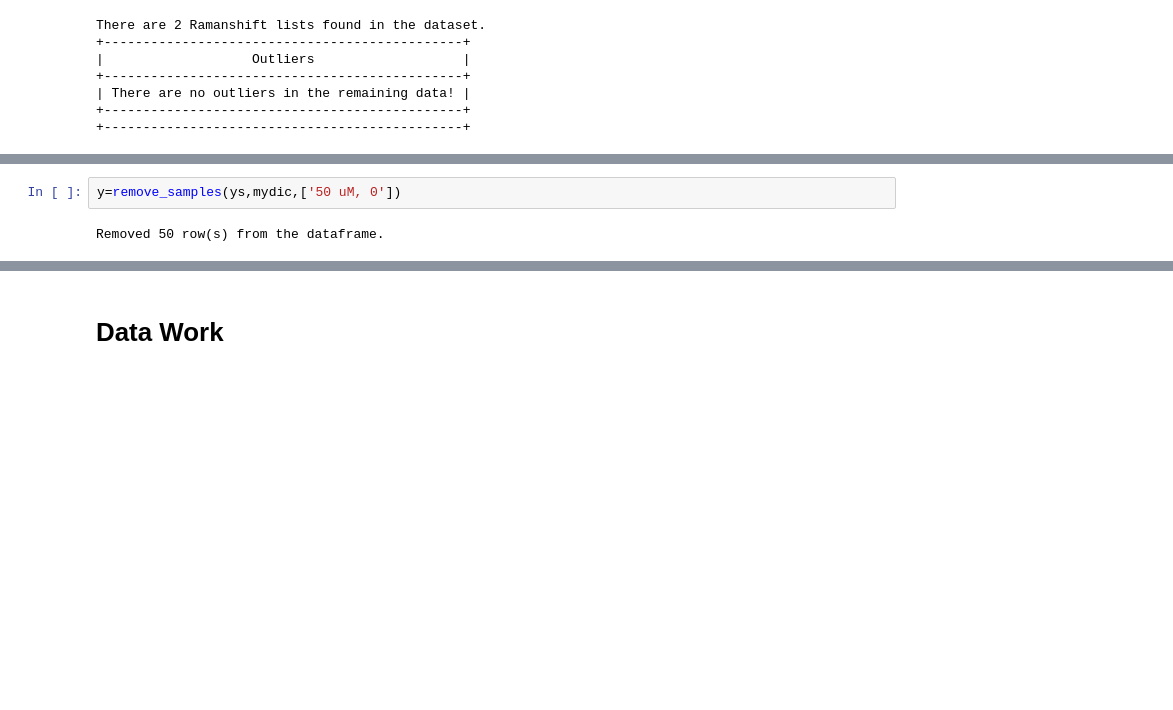
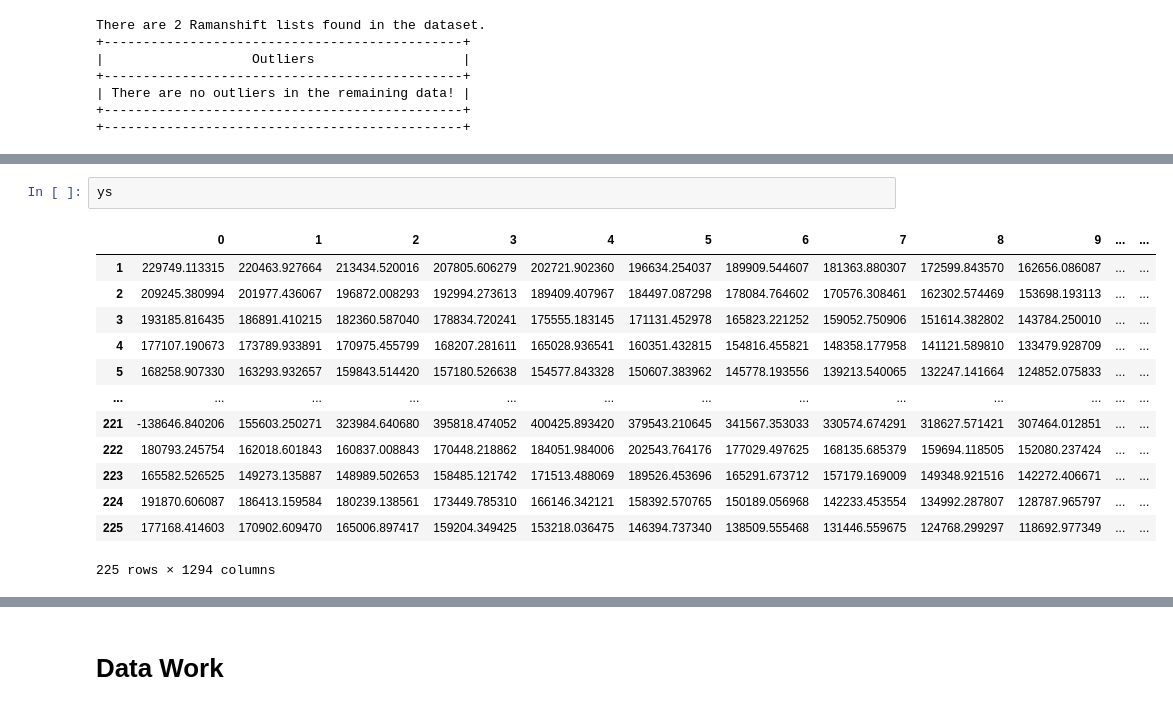
Before and after one commit to nedunn/DataBase, a Jupyter notebook: data_work.ipynb, the cells around one changed output, grey strips where cells are left out. Drawn from its saved outputs; the diff is of its cells as text; blank space fills up the shorter version.

```diff
--- a/data_work.ipynb
+++ b/data_work.ipynb
@@ -162,4 +78,16 @@ def remove_samples(df, dic, removal_targets):
-# %%
-y=remove_samples(ys,mydic,['50 uM, 0'])
-# %% [output]
-Removed 50 row(s) from the dataframe.
+# %%
+ys
+# %% [output]
+|  | 0 | 1 | 2 | 3 | 4 | 5 | 6 | 7 | 8 | 9 | ... | ... |
+| 1 | 229749.113315 | 220463.927664 | 213434.520016 | 207805.606279 | 202721.902360 | 196634.254037 | 189909.544607 | 181363.880307 | 172599.843570 | 162656.086087 | ... | ... |
+| 2 | 209245.380994 | 201977.436067 | 196872.008293 | 192994.273613 | 189409.407967 | 184497.087298 | 178084.764602 | 170576.308461 | 162302.574469 | 153698.193113 | ... | ... |
+| 3 | 193185.816435 | 186891.410215 | 182360.587040 | 178834.720241 | 175555.183145 | 171131.452978 | 165823.221252 | 159052.750906 | 151614.382802 | 143784.250010 | ... | ... |
+| 4 | 177107.190673 | 173789.933891 | 170975.455799 | 168207.281611 | 165028.936541 | 160351.432815 | 154816.455821 | 148358.177958 | 141121.589810 | 133479.928709 | ... | ... |
+| 5 | 168258.907330 | 163293.932657 | 159843.514420 | 157180.526638 | 154577.843328 | 150607.383962 | 145778.193556 | 139213.540065 | 132247.141664 | 124852.075833 | ... | ... |
+| ... | ... | ... | ... | ... | ... | ... | ... | ... | ... | ... | ... | ... |
+| 221 | -138646.840206 | 155603.250271 | 323984.640680 | 395818.474052 | 400425.893420 | 379543.210645 | 341567.353033 | 330574.674291 | 318627.571421 | 307464.012851 | ... | ... |
+| 222 | 180793.245754 | 162018.601843 | 160837.008843 | 170448.218862 | 184051.984006 | 202543.764176 | 177029.497625 | 168135.685379 | 159694.118505 | 152080.237424 | ... | ... |
+| 223 | 165582.526525 | 149273.135887 | 148989.502653 | 158485.121742 | 171513.488069 | 189526.453696 | 165291.673712 | 157179.169009 | 149348.921516 | 142272.406671 | ... | ... |
+| 224 | 191870.606087 | 186413.159584 | 180239.138561 | 173449.785310 | 166146.342121 | 158392.570765 | 150189.056968 | 142233.453554 | 134992.287807 | 128787.965797 | ... | ... |
+| 225 | 177168.414603 | 170902.609470 | 165006.897417 | 159204.349425 | 153218.036475 | 146394.737340 | 138509.555468 | 131446.559675 | 124768.299297 | 118692.977349 | ... | ... |
+225 rows × 1294 columns
```
Also changed, not shown: parts of 24 cells of this notebook, 2 other files.
